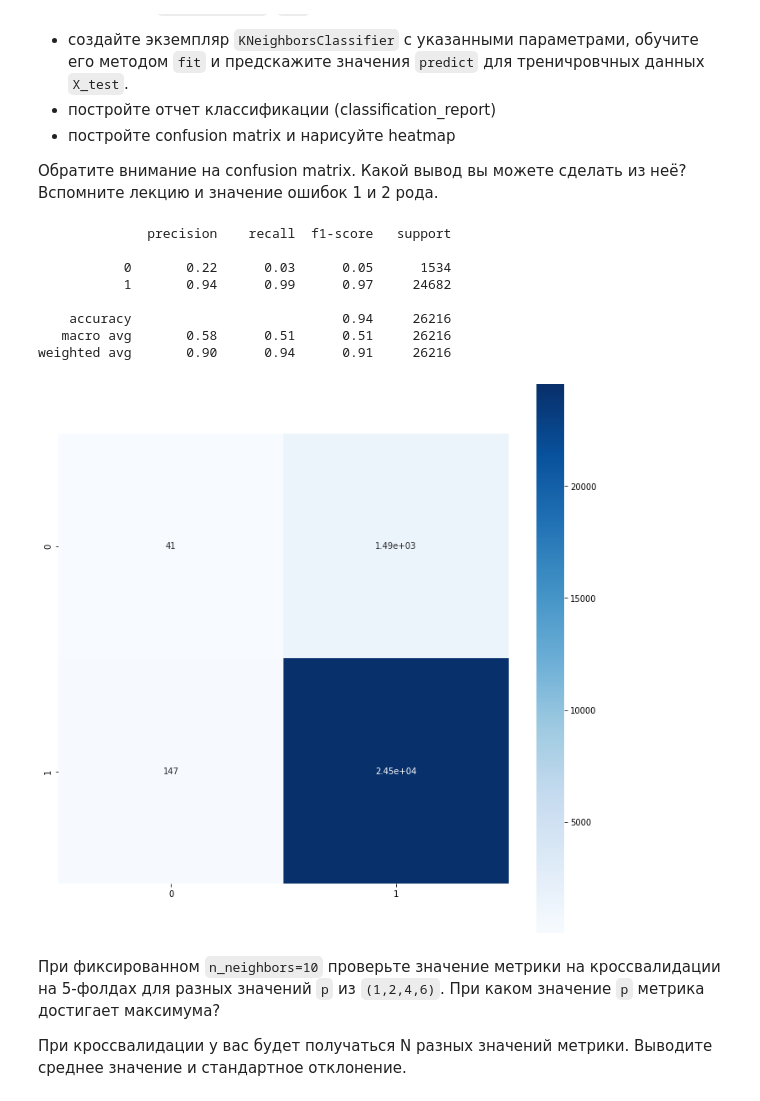
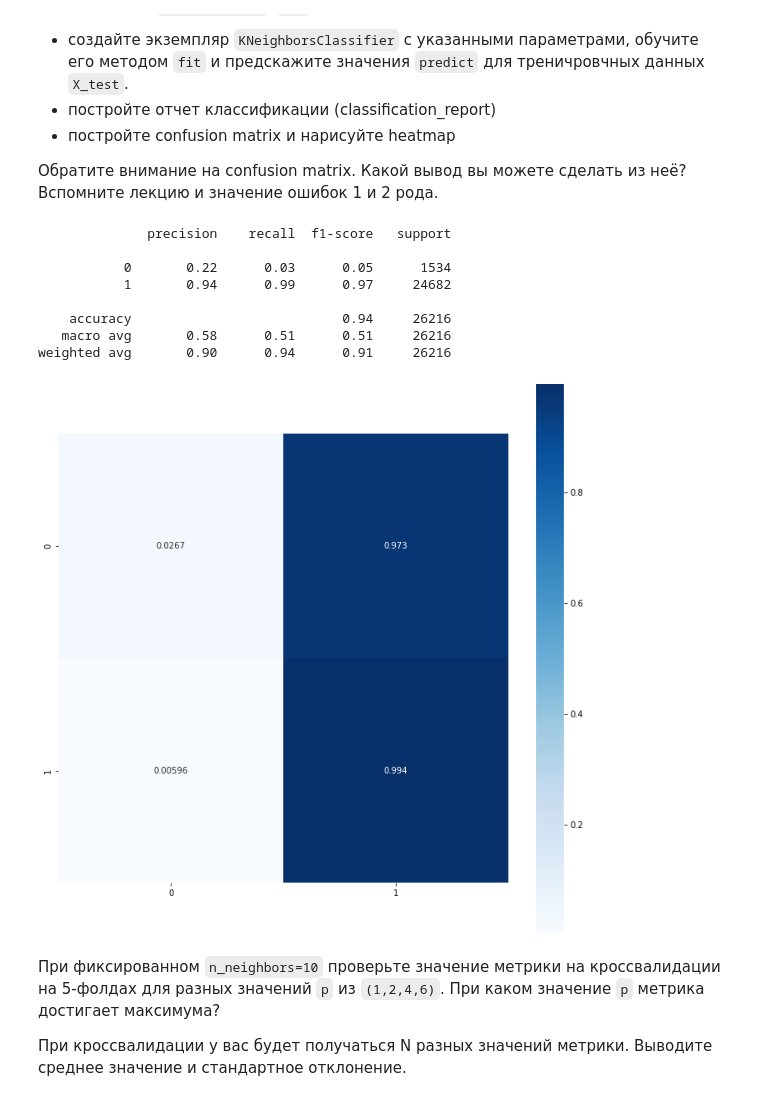
Before and after one commit to tanyaoley/colab, a Jupyter notebook: 06_01_classification.ipynb, the cells around one changed output. Cells and saved outputs as stored; diff of their text form; code cells hidden in the pictures.

```diff
--- a/06_01_classification.ipynb
+++ b/06_01_classification.ipynb
@@ -94,25 +94,24 @@ X_train, X_test, y_train, y_test = train_test_split(X, y, random_state=42, test_
 # %%
 clf = KNeighborsClassifier(n_neighbors=5, p=2)
 clf.fit(X_train, y_train)
 y_pred = clf.predict(X_test).astype('int')
 
 print(classification_report(y_test, y_pred))
 
 plt.figure(figsize=(12,12))
-_ = sns.heatmap(confusion_matrix(y_test, y_pred), cmap=plt.cm.Blues, square=True, annot=True, fmt='.3g')
 
-
-##много ошибок первого рода те ложных срабатываний(доступ запрещен для тех, кому должен быть разрешен)
+_ = sns.heatmap(confusion_matrix(y_test,y_pred,  normalize='true'), cmap=plt.cm.Blues, square=True, annot=True, fmt='.3g')
+#много ошибок второго рода(где гипотеза Н0 - доступ разрешен), те вместо запрета почти всем выдан доступ
 # %% [output]
               precision    recall  f1-score   support
 
            0       0.22      0.03      0.05      1534
            1       0.94      0.99      0.97     24682
 
     accuracy                           0.94     26216
    macro avg       0.58      0.51      0.51     26216
 weighted avg       0.90      0.94      0.91     26216
-[figure, old version]
+[figure, new version]
 # %% [markdown]
 При фиксированном `n_neighbors=10` проверьте значение метрики на кроссвалидации на 5-фолдах для разных значений `p` из `(1,2,4,6)`. При каком значение `p` метрика достигает максимума?
 
```
Also changed, not shown: parts of 4 cells of this notebook.
